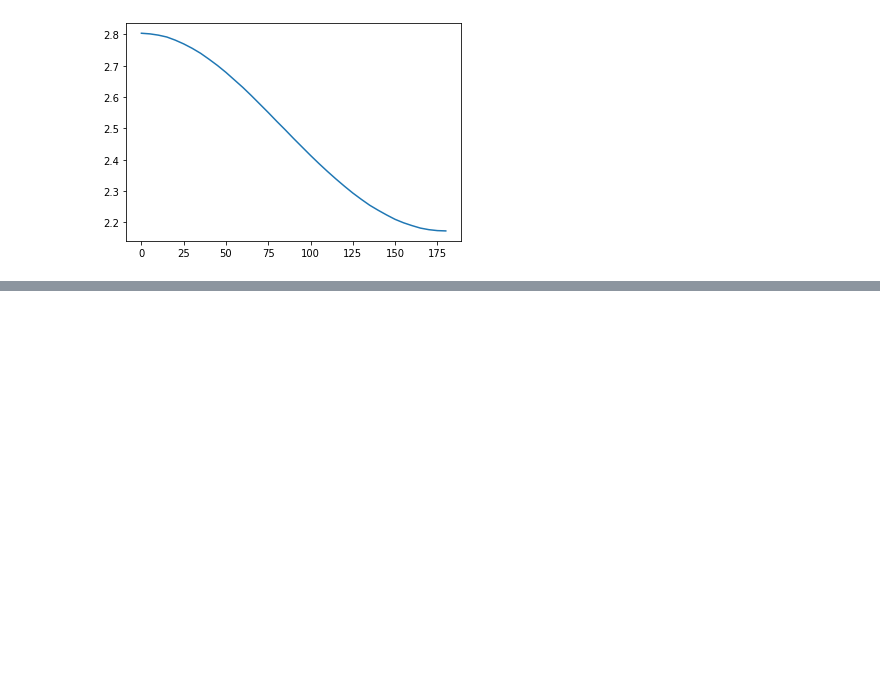
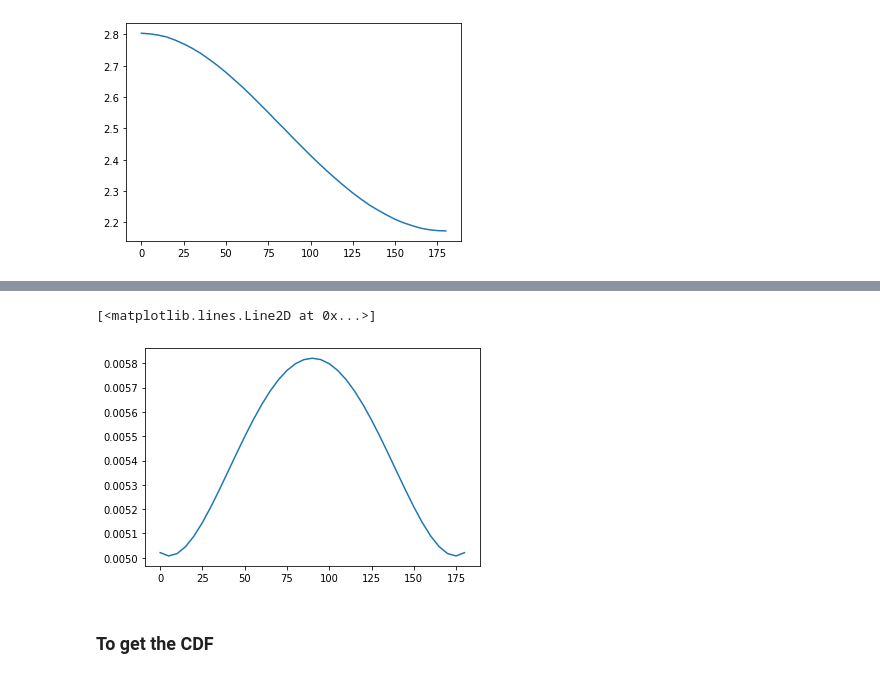
Before and after one commit to suerfu/hesim, a Jupyter notebook: DD Generator Fitting 0.08MeV.ipynb, the cells around one changed output, grey strips where cells are left out. Cells and saved outputs as stored; diff of their text form; code cells hidden in the pictures; blank space fills up the shorter version.

```diff
--- a/DD Generator Fitting 0.08MeV.ipynb
+++ b/DD Generator Fitting 0.08MeV.ipynb
@@ -36,0 +88,2 @@ plt.plot(angle, legendre_result)
+# %%
+normalization = np.sum(approximated) * 5
@@ -36,0 +96,9 @@ plt.plot(angle, legendre_result)
+# %%
+approximated_final = approximated / normalization
+# %%
+plt.plot(angle, approximated_final)
+# %% [output]
+[<matplotlib.lines.Line2D at 0x...>]
+[figure, added]
+# %% [markdown]
+### To get the CDF
```
Also changed, not shown: parts of 29 cells of this notebook, 25 other files.
